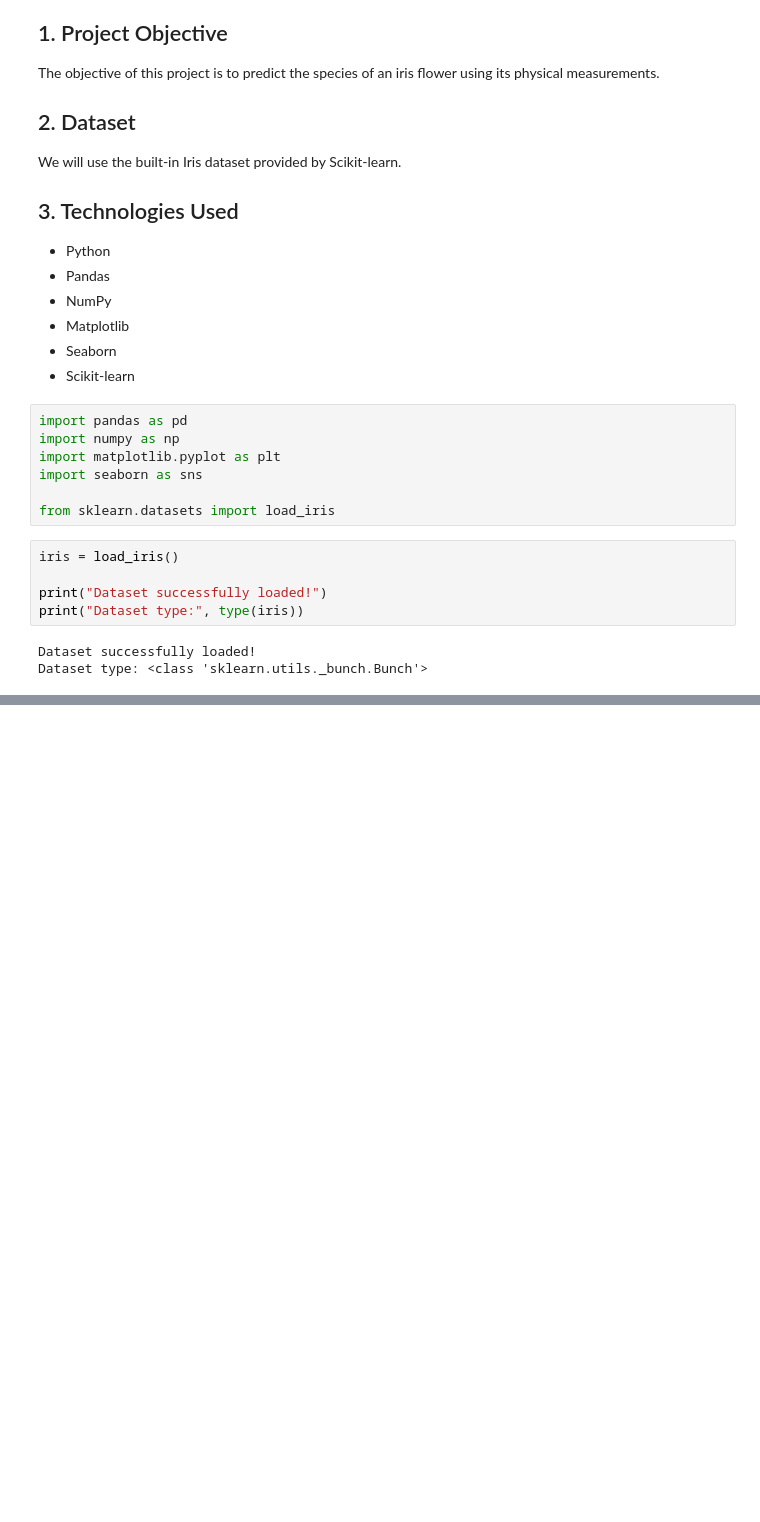
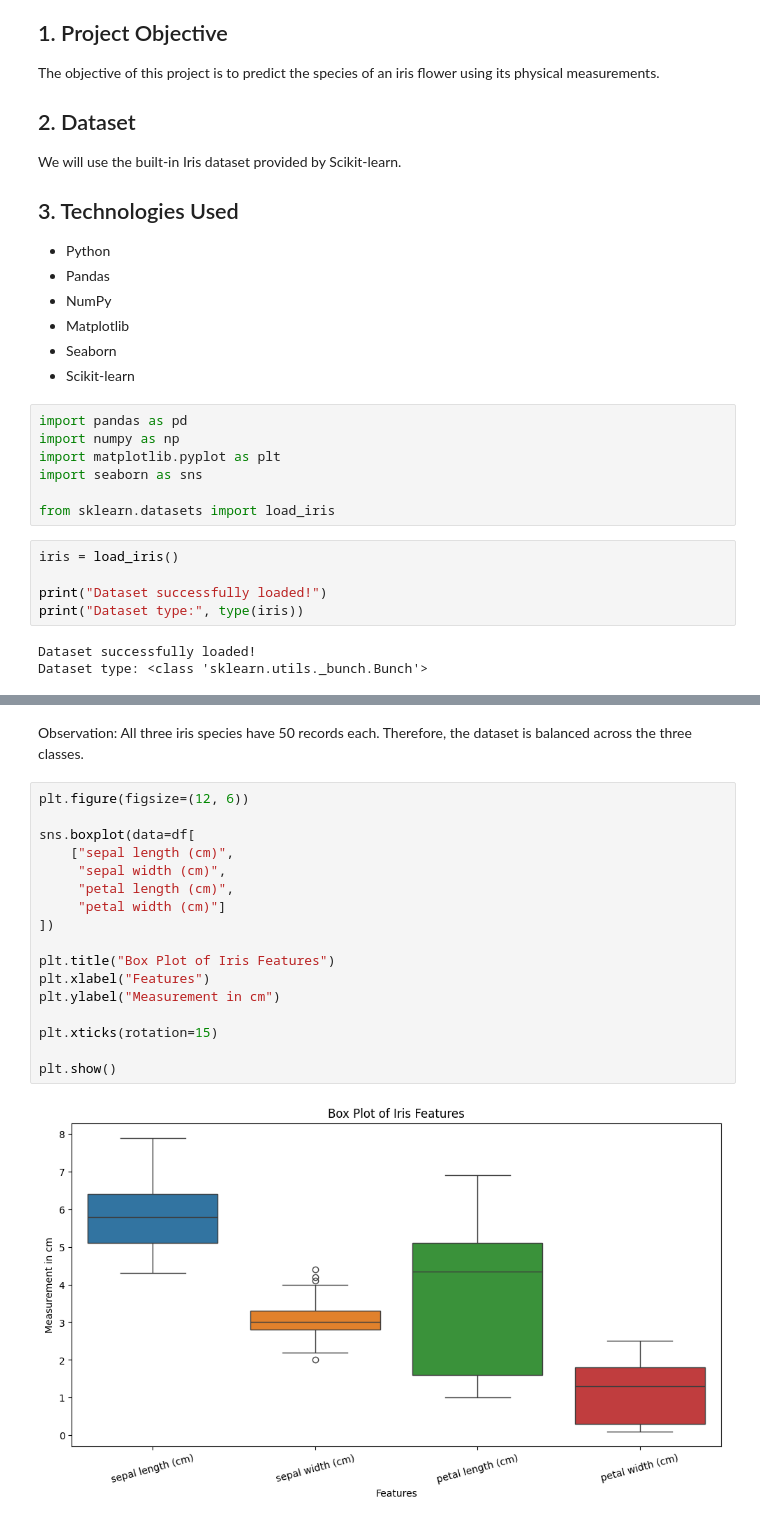
Before and after one commit to samir-pandey-ds/OIBSIP, a Jupyter notebook: Iris_Flower_Classification.ipynb, the cells around one changed output, grey strips where cells are left out. Drawn from its saved outputs; the diff is of its cells as text; blank space fills up the shorter version.

```diff
--- a/Iris_Flower_Classification.ipynb
+++ b/Iris_Flower_Classification.ipynb
@@ -74,0 +137,23 @@ df.head()
+# %% [markdown]
+Observation:
+All three iris species have 50 records each.
+Therefore, the dataset is balanced across the three classes.
+# %%
+plt.figure(figsize=(12, 6))
+
+sns.boxplot(data=df[
+    ["sepal length (cm)",
+     "sepal width (cm)",
+     "petal length (cm)",
+     "petal width (cm)"]
+])
+
+plt.title("Box Plot of Iris Features")
+plt.xlabel("Features")
+plt.ylabel("Measurement in cm")
+
+plt.xticks(rotation=15)
+
+plt.show()
+# %% [output]
+[figure, added]
```
Also changed, not shown: parts of 11 cells of this notebook.
